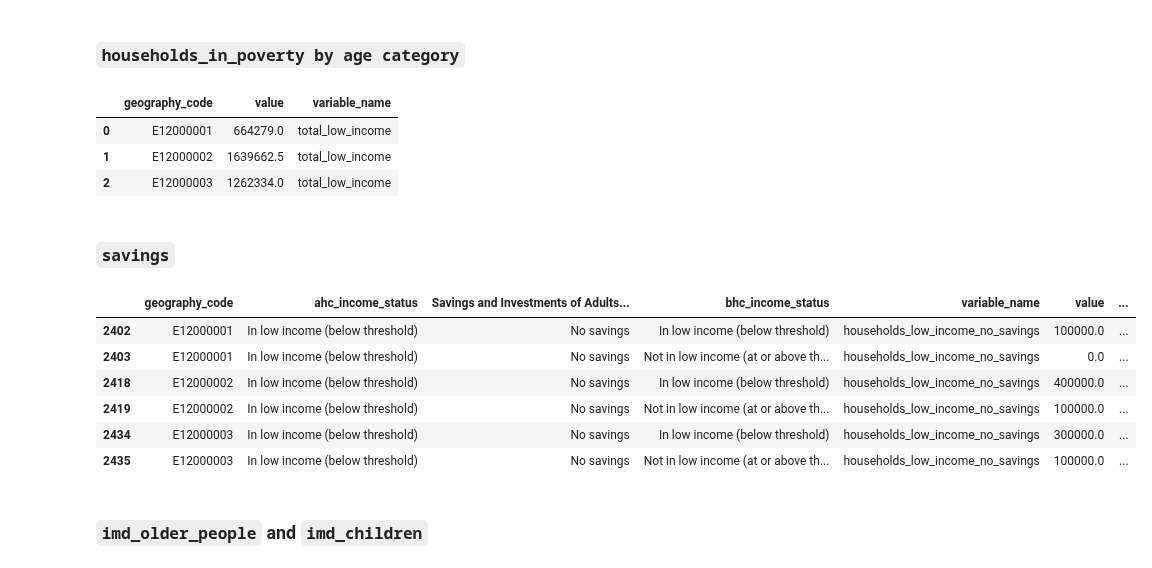
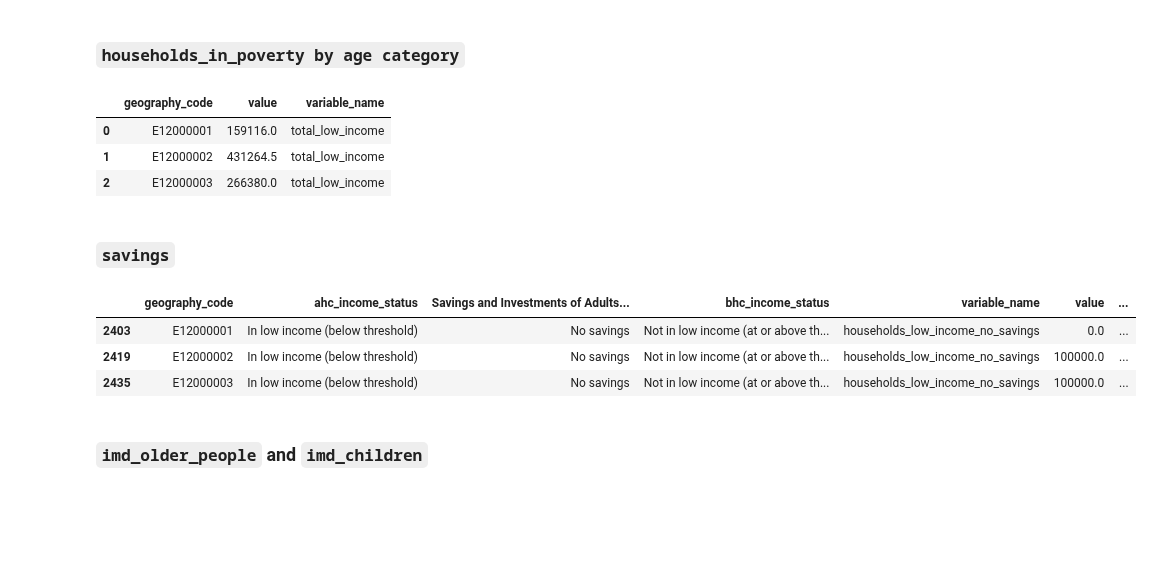
Before and after one commit to open-innovations/jrf-insight, a Jupyter notebook: pipelines/place/transform.ipynb, the cells around one changed output. Cells and saved outputs as stored; diff of their text form; code cells hidden in the pictures; blank space fills up the shorter version.

```diff
--- a/pipelines/place/transform.ipynb
+++ b/pipelines/place/transform.ipynb
@@ -221,44 +218,44 @@ number_of_working_age
 # %% [markdown]
 ### `households_in_poverty by age category`
 # %%
-# TODO Luke to look at this!
 hbai_age_cat = pd.read_csv(f'{DATA_DIR}/hbai/by_age_category.csv')
 hbai_total_low_income = hbai_age_cat.loc[
     (hbai_age_cat.ahc_income_status == 'In low income (below threshold)') &
+    (hbai_age_cat.bhc_income_status == 'Not in low income (at or above threshold)') &
     (hbai_age_cat.date == max(hbai_age_cat.date))
-].groupby(['geography_code'])['value'].sum().to_frame()
+    ].groupby(['geography_code'])['value'].sum().to_frame()
+
 hbai_total_low_income['variable_name'] = 'total_low_income'
 hbai_total_low_income.reset_index(inplace=True)
 
 hbai_percent = hbai_age_cat.loc[
     (hbai_age_cat.date == max(hbai_age_cat.date)) &
-    (hbai_age_cat.ahc_income_status == 'In low income (below threshold)')
-].groupby('geography_code').sum(numeric_only=True)
+    (hbai_age_cat.ahc_income_status == 'In low income (below threshold)') &
+    (hbai_age_cat.bhc_income_status == 'Not in low income (at or above threshold)')
+    ].groupby('geography_code').sum(numeric_only=True)
 hbai_percent = pd.DataFrame(data={'value': hbai_percent['percent']})
 hbai_percent['variable_name'] = 'percent_in_low_income'
 hbai_percent.reset_index(inplace=True)
 hbai_total_low_income
 # %% [output]
 |  | geography_code | value | variable_name |
-| 0 | E12000001 | 664279.0 | total_low_income |
-| 1 | E12000002 | 1639662.5 | total_low_income |
-| 2 | E12000003 | 1262334.0 | total_low_income |
+| 0 | E12000001 | 159116.0 | total_low_income |
+| 1 | E12000002 | 431264.5 | total_low_income |
+| 2 | E12000003 | 266380.0 | total_low_income |
 # %% [markdown]
 ### `savings`
 # %%
 savings = pd.read_csv(f'{DATA_DIR}/hbai/by_savings_and_investments.csv')
-savings = savings[savings.ahc_income_status == 'In low income (below threshold)']
-savings = savings[savings['Savings and Investments of Adults in the Family of the Individual'] == 'No savings']
+savings = savings[(savings.ahc_income_status == 'In low income (below threshold)') &
+                  (savings.bhc_income_status == 'Not in low income (at or above threshold)') &
+                  (savings['Savings and Investments of Adults in the Family of the Individual'] == 'No savings')]
 savings = savings[savings.date == max(savings.date)].round(-5)
 savings['variable_name'] = "households_low_income_no_savings"
 savings
 # %% [output]
 |  | geography_code | ahc_income_status | Savings and Investments of Adults... | bhc_income_status | variable_name | value | ... |
-| 2402 | E12000001 | In low income (below threshold) | No savings | In low income (below threshold) | households_low_income_no_savings | 100000.0 | ... |
 | 2403 | E12000001 | In low income (below threshold) | No savings | Not in low income (at or above th... | households_low_income_no_savings | 0.0 | ... |
-| 2418 | E12000002 | In low income (below threshold) | No savings | In low income (below threshold) | households_low_income_no_savings | 400000.0 | ... |
 | 2419 | E12000002 | In low income (below threshold) | No savings | Not in low income (at or above th... | households_low_income_no_savings | 100000.0 | ... |
-| 2434 | E12000003 | In low income (below threshold) | No savings | In low income (below threshold) | households_low_income_no_savings | 300000.0 | ... |
 | 2435 | E12000003 | In low income (below threshold) | No savings | Not in low income (at or above th... | households_low_income_no_savings | 100000.0 | ... |
 # %% [markdown]
 ### `imd_older_people` and `imd_children`
```
Also changed, not shown: parts of 3 cells of this notebook, 6 other files.
